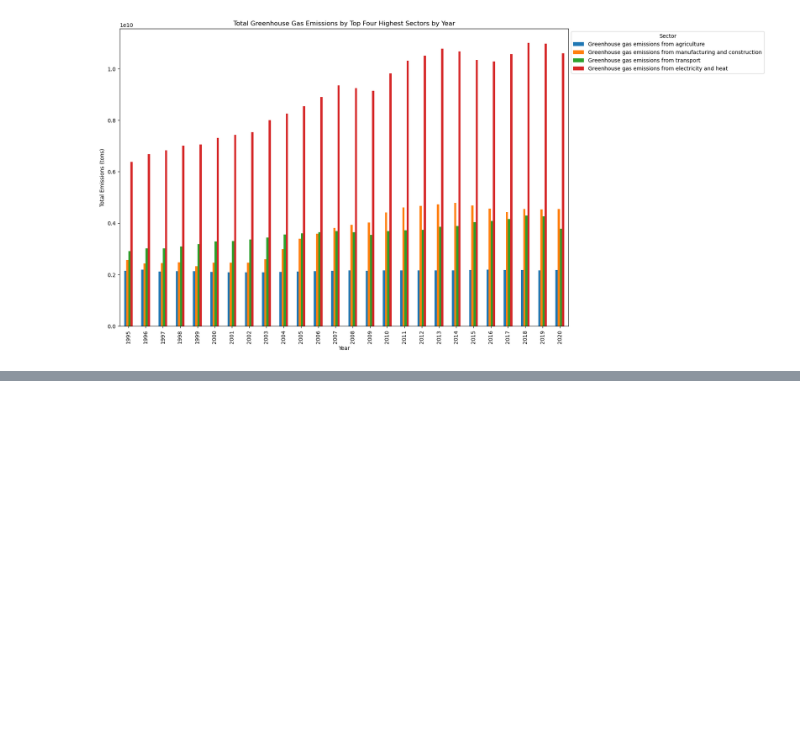
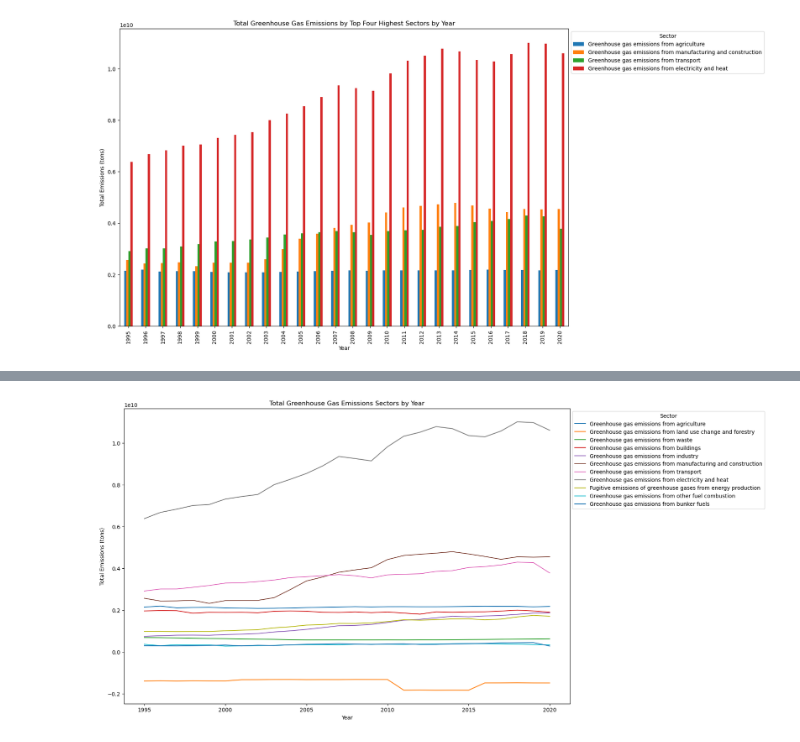
Before and after one commit to vivsarraf/Global-Warming, a Jupyter notebook: Climate_Change_CO2.ipynb, the cells around one changed output, grey strips where cells are left out. Cells and saved outputs as stored; diff of their text form; code cells hidden in the pictures; blank space fills up the shorter version.

```diff
--- a/Climate_Change_CO2.ipynb
+++ b/Climate_Change_CO2.ipynb
@@ -398,0 +399,20 @@ plt.show()
+# %%
+# Group the data by the 'Year' column and calculate the sum of 'Value1' and 'Value2' columns for each year
+sum_by_year = final_df.groupby('Year')[['Greenhouse gas emissions from agriculture', 'Greenhouse gas emissions from land use change and forestry',
+                                'Greenhouse gas emissions from waste', 'Greenhouse gas emissions from buildings', 'Greenhouse gas emissions from industry',
+                                'Greenhouse gas emissions from manufacturing and construction', 'Greenhouse gas emissions from transport',
+                                'Greenhouse gas emissions from electricity and heat', 'Fugitive emissions of greenhouse gases from energy production',
+                                'Greenhouse gas emissions from other fuel combustion', 'Greenhouse gas emissions from bunker fuels']].sum()
+
+# Plot the grouped data as a bar graph
+sum_by_year.plot(kind='line', figsize=(15, 10))
+plt.xlabel('Year')
+plt.ylabel('Total Emissions (tons)')
+plt.title('Total Greenhouse Gas Emissions Sectors by Year')
+plt.legend(title='Sector', bbox_to_anchor=(1, 1))
+
+plt.savefig('co2_sectorsall.jpg', format='jpg', dpi=300)
+
+plt.show()
+# %% [output]
+[figure, added]
```
Also changed, not shown: parts of 2 cells of this notebook, 2 other files.
